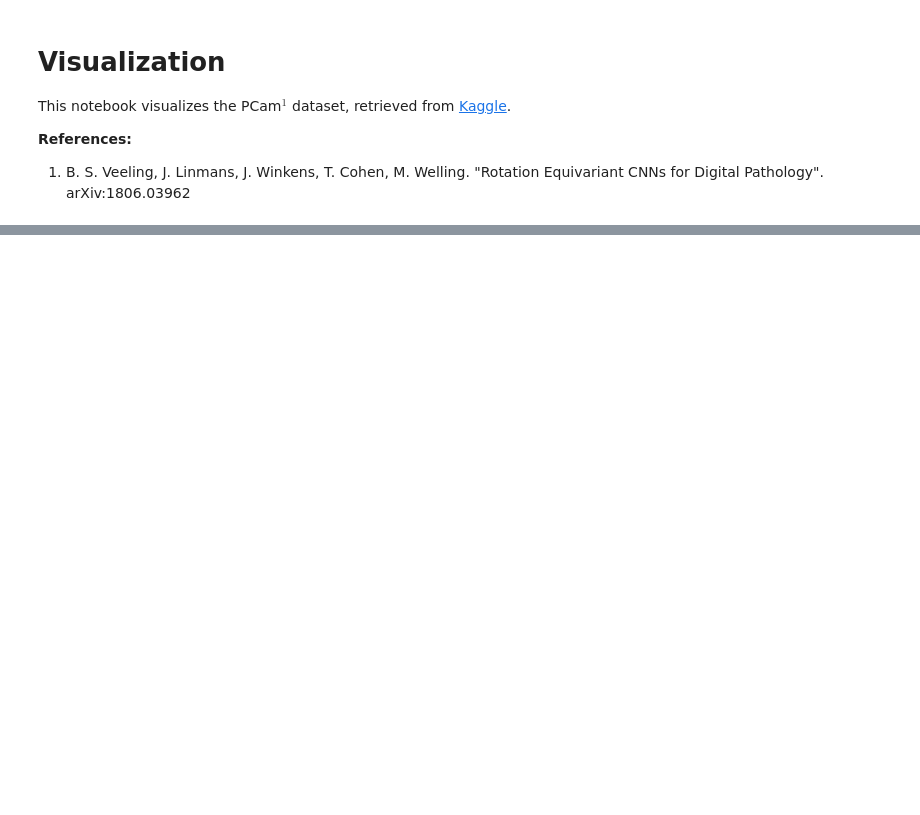
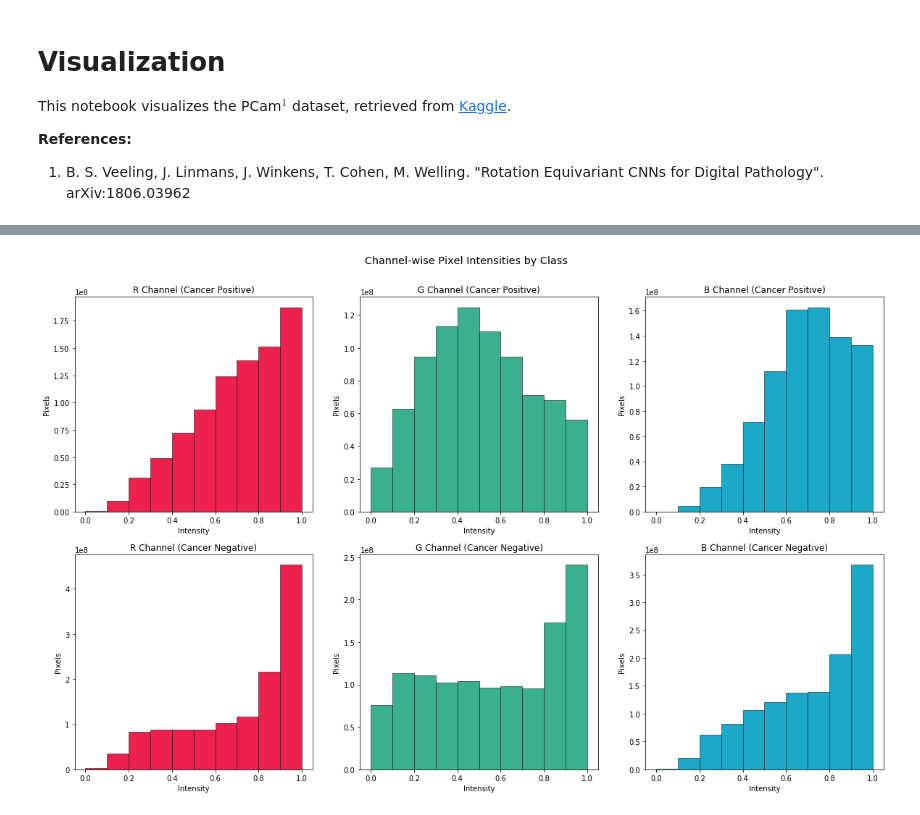
Before and after one commit to aramuk/histopathology, a Jupyter notebook: notebooks/visualization.ipynb, the cells around one changed output, grey strips where cells are left out. Cells and saved outputs as stored; diff of their text form; code cells hidden in the pictures; blank space fills up the shorter version.

Commit message:
Visualize pixel intensities

```diff
--- a/notebooks/visualization.ipynb
+++ b/notebooks/visualization.ipynb
@@ -25,5 +22,5 @@ DATASET_PATH = '../data'
 # %%
 image_dir = os.path.join(DATASET_PATH, 'train')
 csv_path = os.path.join(DATASET_PATH, 'train_labels.csv')
-pcam_dataset = PCam(image_dir, csv_path, transforms.Compose([transforms.ToTensor()]))
-train_loader = data.DataLoader(pcam_dataset, batch_size=4, num_workers=0)
+pcam_dataset = hcd.dataset.PCam(image_dir, csv_path, transforms.Compose([transforms.ToTensor()]))
+train_loader = data.DataLoader(pcam_dataset, batch_size=50, num_workers=0)
@@ -47,0 +31,18 @@ plt.savefig('../figures/train_sample_grid16.png')
+# %%
+bins = np.linspace(0, 1, 11)
+pos_buckets = np.zeros((3,10))
+neg_buckets = np.zeros((3,10))
+num_batches = len(train_loader)
+for b, (images, labels) in enumerate(train_loader, start=1):
+    labels = labels.flatten().numpy()
+    pos_images = images[labels == 1].permute(1, 2, 3, 0).numpy().reshape((3,-1))
+    neg_images = images[labels == 0].permute(1, 2, 3, 0).numpy().reshape((3,-1))
+    # For each channel, compute the distibution of pixel intensities
+    for i in range(3):
+        pos_buckets[i] += np.histogram(pos_images[i], bins)[0]
+        neg_buckets[i] += np.histogram(neg_images[i], bins)[0]
+    # The last bin should include the maximum value (1.0)
+    pos_buckets[:,-1] += np.sum(pos_images == 1.0, axis=1)
+    neg_buckets[:,-1] += np.sum(neg_images == 1.0, axis=1)
+    if b % 500 == 0:
+        print(f'Batch[{b}/{num_batches}]: finished distibuting pixels')
@@ -47,0 +58,19 @@ plt.savefig('../figures/train_sample_grid16.png')
+# %%
+fig, ax = plt.subplots(2, 3, figsize=(20,12))
+fig.suptitle('Channel-wise Pixel Intensities by Class', size='x-large', va='bottom', y=0.93)
+for i, color in zip(range(3), ('#EE204D', '#3BB08F', '#1CA9C9')):
+    ax[0,i].bar(bins[1:]-0.05, height=pos_buckets[i], width=0.1, color=color, lw=0.5, edgecolor='k')
+    ax[1,i].bar(bins[1:]-0.05, height=neg_buckets[i], width=0.1, color=color, lw=0.5, edgecolor='k')
+    ax[0,i].set_xlabel('Intensity')
+    ax[0,i].set_ylabel('Pixels')
+    ax[1,i].set_xlabel('Intensity')
+    ax[1,i].set_ylabel('Pixels')
+ax[0,0].set_title('R Channel (Cancer Positive)')
+ax[1,0].set_title('R Channel (Cancer Negative)')
+ax[0,1].set_title('G Channel (Cancer Positive)')
+ax[1,1].set_title('G Channel (Cancer Negative)')
+ax[0,2].set_title('B Channel (Cancer Positive)')
+ax[1,2].set_title('B Channel (Cancer Negative)')
+plt.savefig('../figures/channel_pixel_intensities_by_class.png')
+# %% [output]
+[figure, added]
```
Also changed, not shown: parts of 9 cells of this notebook, 3 other files.
